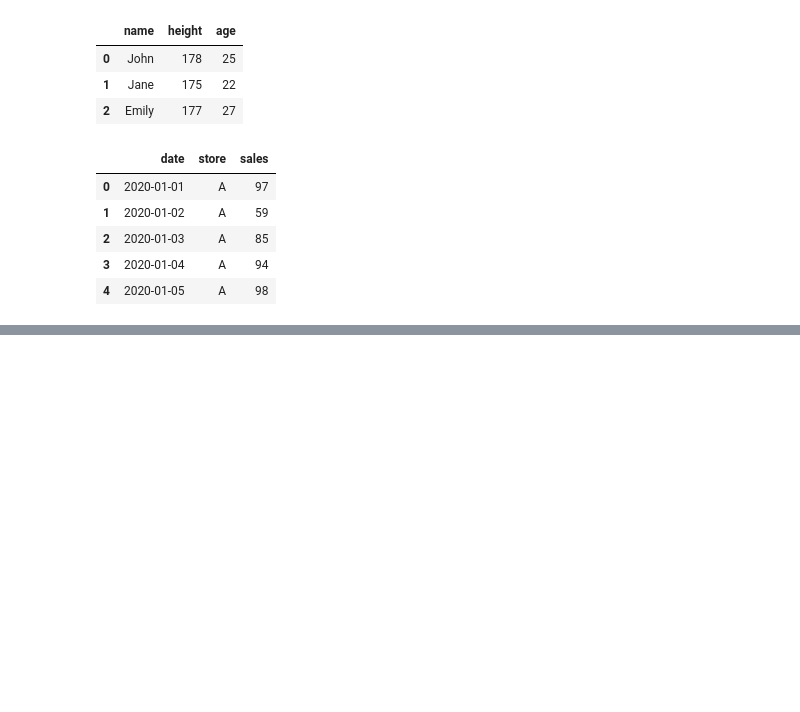
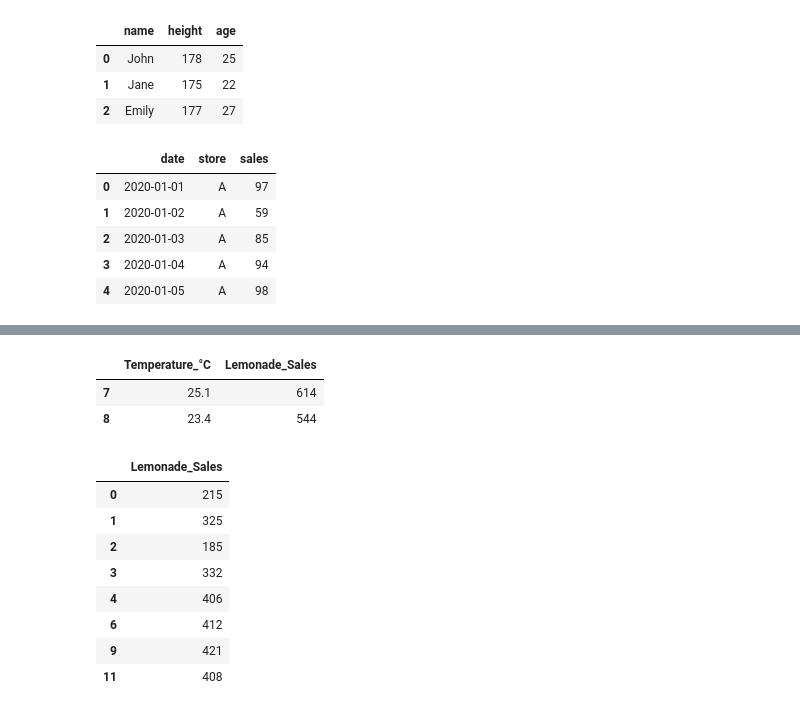
Before and after one commit to vaskarojha/Data-Science-Projects, a Jupyter notebook: Python review/pandas_revies.ipynb, the cells around one changed output, grey strips where cells are left out. Saved outputs shown, nothing was run; the diff lists cells and outputs as text; code cells hidden in the pictures; blank space fills up the shorter version.

```diff
--- a/Python review/pandas_revies.ipynb
+++ b/Python review/pandas_revies.ipynb
@@ -222,0 +241,5 @@ df
+# %%
+arr = {'X': [215,325,185,332,406,522,412,614,544,421,445,408], 'Y': [14.2,16.4,11.9,15.2,18.5,22.1,19.4,25.1,23.4,18.1,22.6,17.2]}
+df = pd.DataFrame(data=arr)
+df.columns = [  'Lemonade_Sales',  'Temperature_°C']
+df
@@ -222,0 +274,18 @@ df
+# %%
+df[df['Temperature_°C']>23][['Temperature_°C', 'Lemonade_Sales']]
+# %% [output]
+|  | Temperature_°C | Lemonade_Sales |
+| 7 | 25.1 | 614 |
+| 8 | 23.4 | 544 |
+# %%
+df[df['Temperature_°C']<22][[ 'Lemonade_Sales']]
+# %% [output]
+|  | Lemonade_Sales |
+| 0 | 215 |
+| 1 | 325 |
+| 2 | 185 |
+| 3 | 332 |
+| 4 | 406 |
+| 6 | 412 |
+| 9 | 421 |
+| 11 | 408 |
```
Also changed, not shown: parts of 5 cells of this notebook.
